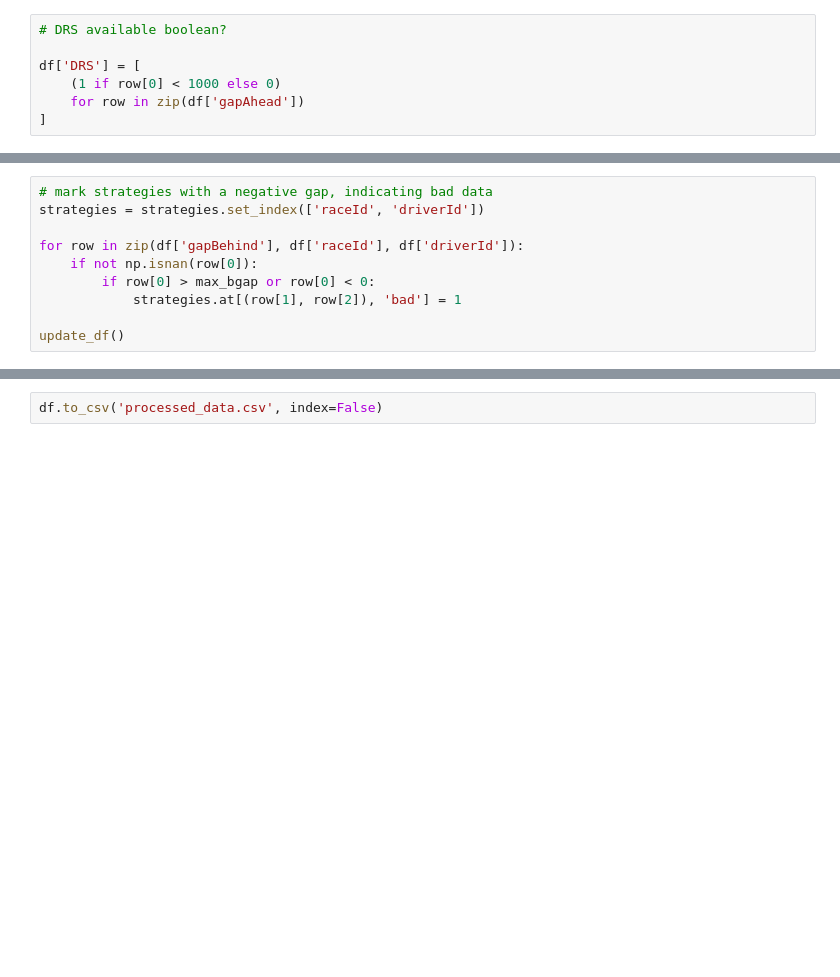
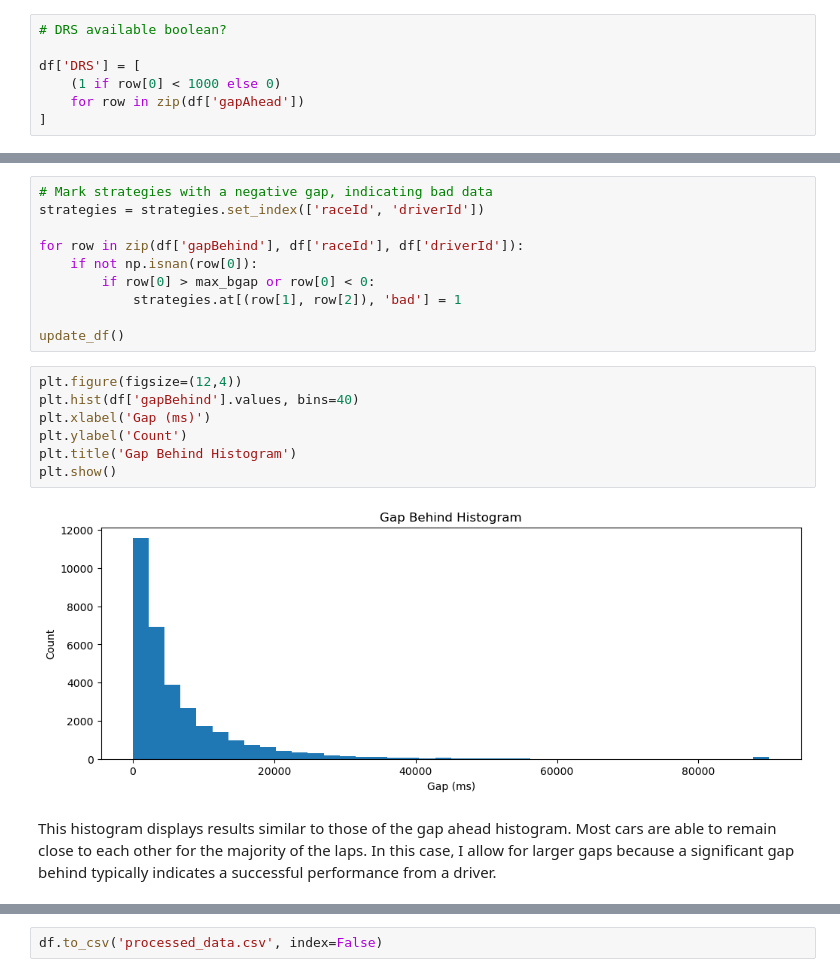
Before and after one commit to krwiles/capstone-project, a Jupyter notebook: project.ipynb, the cells around one changed output, grey strips where cells are left out. Saved outputs shown, nothing was run; the diff lists cells and outputs as text; blank space fills up the shorter version.

```diff
--- a/project.ipynb
+++ b/project.ipynb
@@ -363,5 +394,5 @@ print('Done')
 # %%
-# mark strategies with a negative gap, indicating bad data
+# Mark strategies with a negative gap, indicating bad data
 strategies = strategies.set_index(['raceId', 'driverId'])
 
 for row in zip(df['gapBehind'], df['raceId'], df['driverId']):
@@ -370,3 +401,14 @@ for row in zip(df['gapBehind'], df['raceId'], df['driverId']):
             strategies.at[(row[1], row[2]), 'bad'] = 1
 
 update_df()
+# %%
+plt.figure(figsize=(12,4))
+plt.hist(df['gapBehind'].values, bins=40)
+plt.xlabel('Gap (ms)')
+plt.ylabel('Count')
+plt.title('Gap Behind Histogram')
+plt.show()
+# %% [output]
+[figure, added]
+# %% [markdown]
+This histogram displays results similar to those of the gap ahead histogram. Most cars are able to remain close to each other for the majority of the laps. In this case, I allow for larger gaps because a significant gap behind typically indicates a successful performance from a driver.
```
Also changed, not shown: parts of 30 cells of this notebook.
